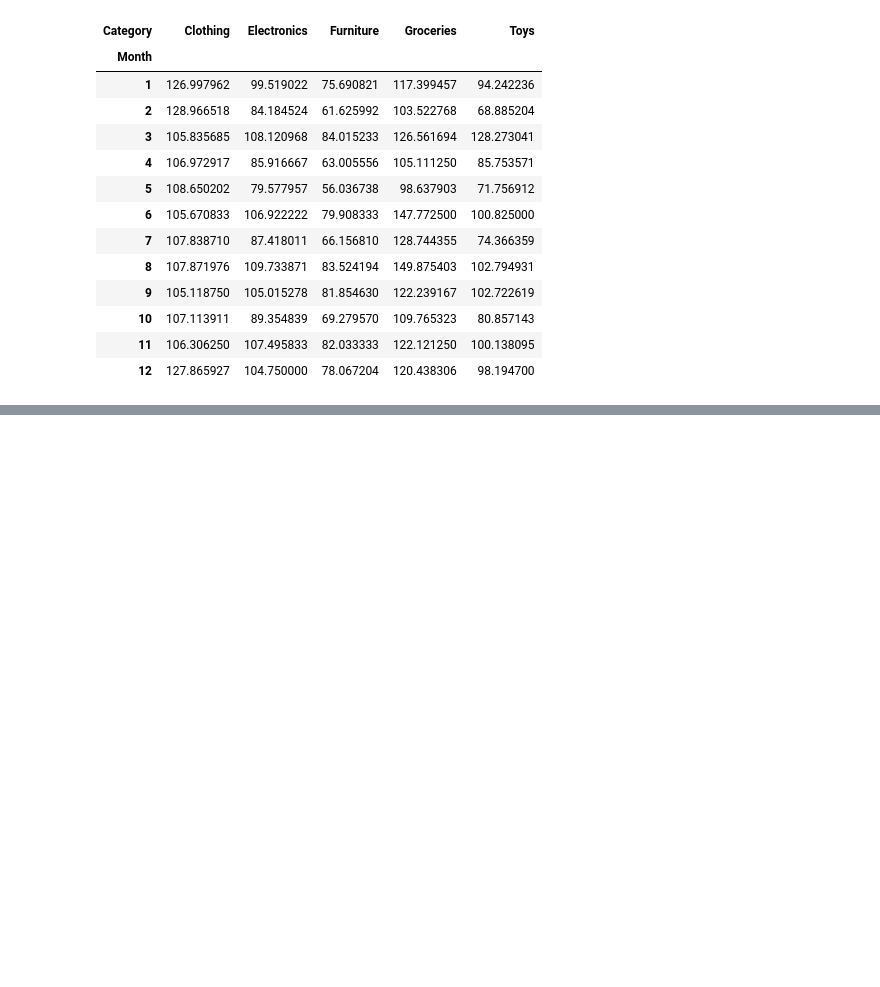
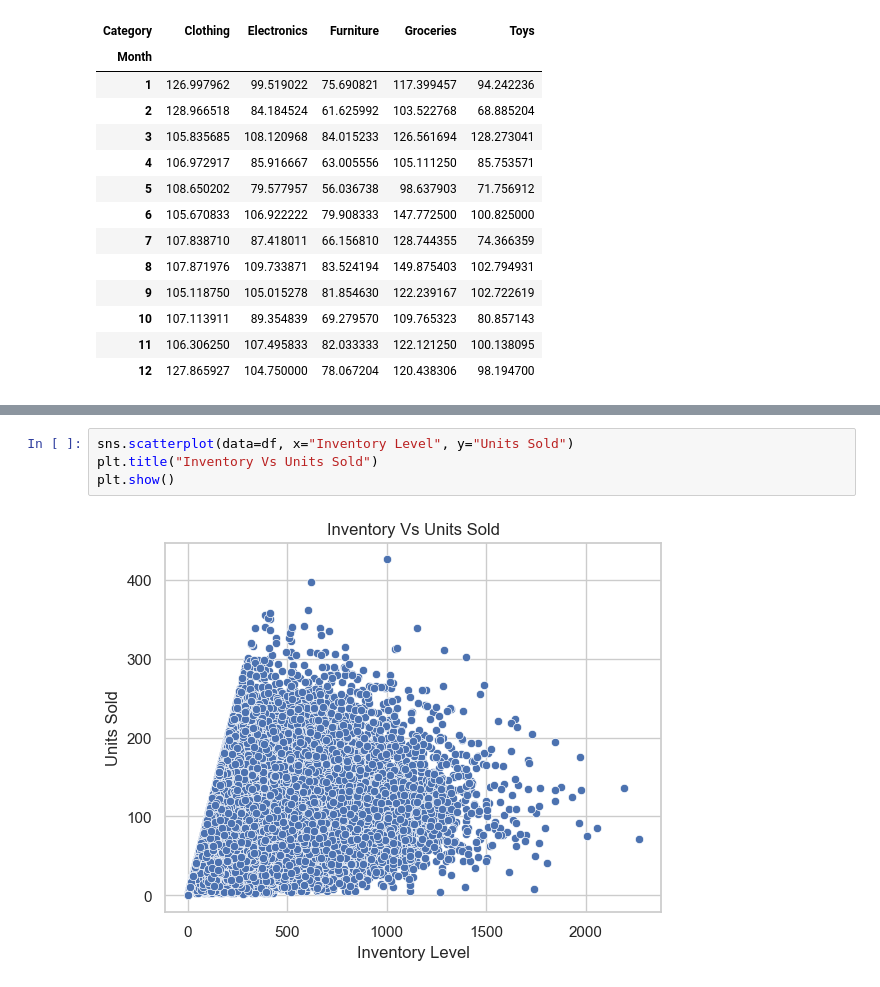
Before and after one commit to nayeem29dse/Demand-Forecast-model-with-streamlit-deployment, a Jupyter notebook: analysis.ipynb, the cells around one changed output, grey strips where cells are left out. Drawn from its saved outputs; the diff is of its cells as text; blank space fills up the shorter version.

```diff
--- a/analysis.ipynb
+++ b/analysis.ipynb
@@ -236,0 +250,6 @@ pd.pivot_table(df, values= "Demand" ,index = "Month", columns="Category", aggfun
+# %%
+sns.scatterplot(data=df, x="Inventory Level", y="Units Sold")
+plt.title("Inventory Vs Units Sold")
+plt.show()
+# %% [output]
+[figure, added]
```
Also changed, not shown: parts of 13 cells of this notebook.
